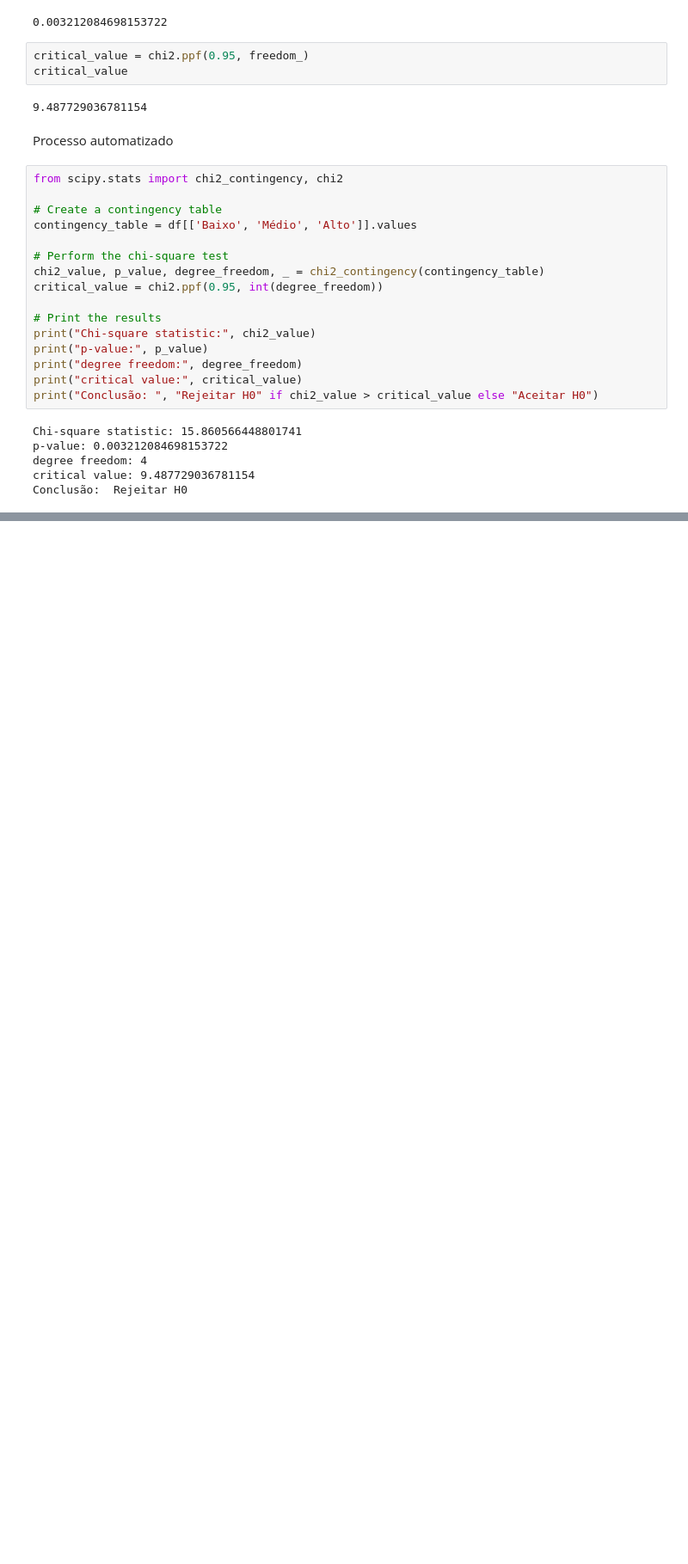
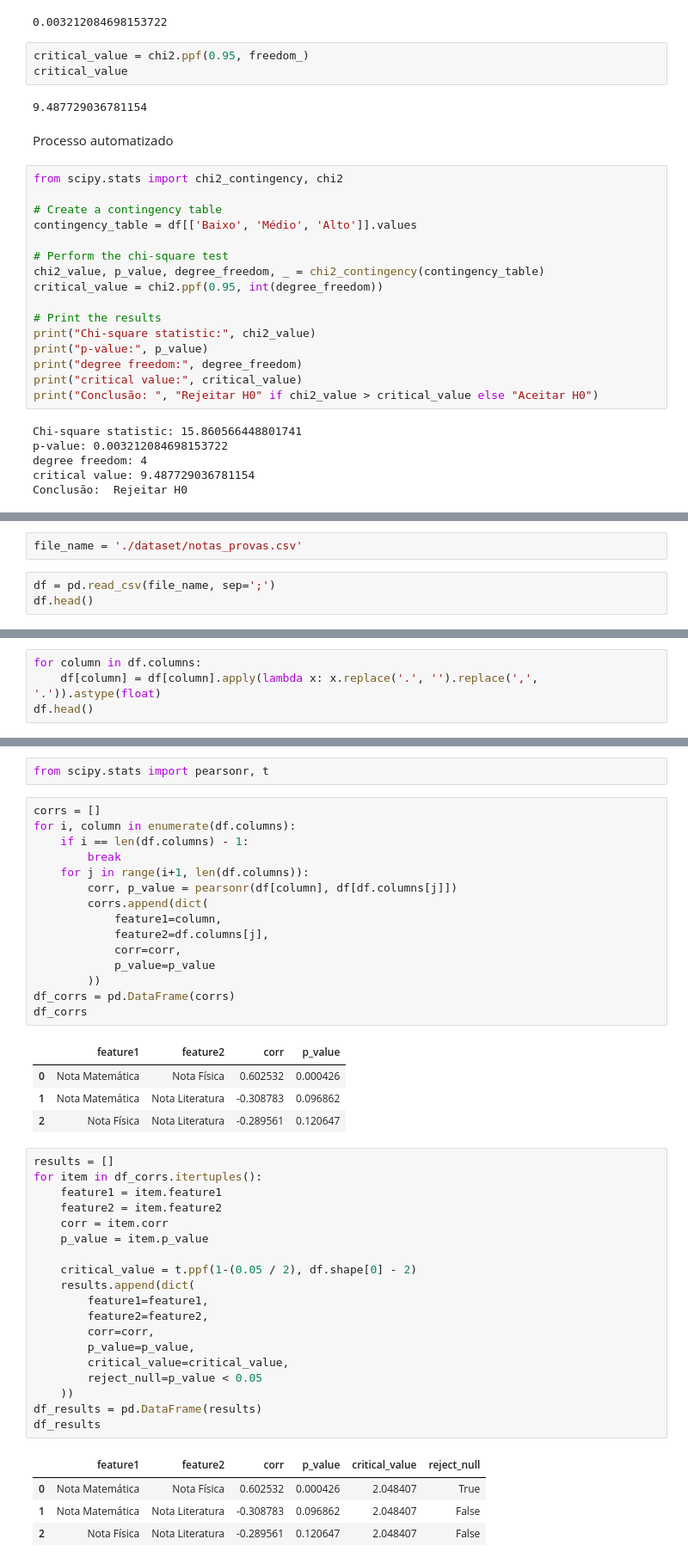
Before and after one commit to Angelicogfa/mba-datascience-analytics-uspesalq, a Jupyter notebook: Modulos/Modulo 002 - Fundamentos de Estatistica/aula 01/AnaliseEstatistica.ipynb, the cells around one changed output, grey strips where cells are left out. Shown at 86% size. Cells and saved outputs as stored; diff of their text form; blank space fills up the shorter version.

```diff
--- a/Modulos/Modulo 002 - Fundamentos de Estatistica/aula 01/AnaliseEstatistica.ipynb
+++ b/Modulos/Modulo 002 - Fundamentos de Estatistica/aula 01/AnaliseEstatistica.ipynb
@@ -245,0 +248,5 @@ Conclusão:  Rejeitar H0
+# %%
+file_name = './dataset/notas_provas.csv'
+# %%
+df = pd.read_csv(file_name, sep=';')
+df.head()
@@ -245,0 +260,4 @@ Conclusão:  Rejeitar H0
+# %%
+for column in df.columns:
+    df[column] = df[column].apply(lambda x: x.replace('.', '').replace(',', '.')).astype(float)
+df.head()
@@ -245,0 +271,46 @@ Conclusão:  Rejeitar H0
+# %%
+from scipy.stats import pearsonr, t
+# %%
+corrs = []
+for i, column in enumerate(df.columns):
+    if i == len(df.columns) - 1:
+        break
+    for j in range(i+1, len(df.columns)):
+        corr, p_value = pearsonr(df[column], df[df.columns[j]])
+        corrs.append(dict(
+            feature1=column,
+            feature2=df.columns[j],
+            corr=corr,
+            p_value=p_value
+        ))
+df_corrs = pd.DataFrame(corrs)
+df_corrs
+# %% [output]
+|  | feature1 | feature2 | corr | p_value |
+| 0 | Nota Matemática | Nota Física | 0.602532 | 0.000426 |
+| 1 | Nota Matemática | Nota Literatura | -0.308783 | 0.096862 |
+| 2 | Nota Física | Nota Literatura | -0.289561 | 0.120647 |
+# %%
+results = []
+for item in df_corrs.itertuples():
+    feature1 = item.feature1
+    feature2 = item.feature2
+    corr = item.corr
+    p_value = item.p_value
+
+    critical_value = t.ppf(1-(0.05 / 2), df.shape[0] - 2)
+    results.append(dict(
+        feature1=feature1,
+        feature2=feature2,
+        corr=corr,
+        p_value=p_value,
+        critical_value=critical_value,
+        reject_null=p_value < 0.05
+    ))
+df_results = pd.DataFrame(results)
+df_results
+# %% [output]
+|  | feature1 | feature2 | corr | p_value | critical_value | reject_null |
+| 0 | Nota Matemática | Nota Física | 0.602532 | 0.000426 | 2.048407 | True |
+| 1 | Nota Matemática | Nota Literatura | -0.308783 | 0.096862 | 2.048407 | False |
+| 2 | Nota Física | Nota Literatura | -0.289561 | 0.120647 | 2.048407 | False |
```
Also changed, not shown: parts of 3 cells of this notebook, 1 other file.
